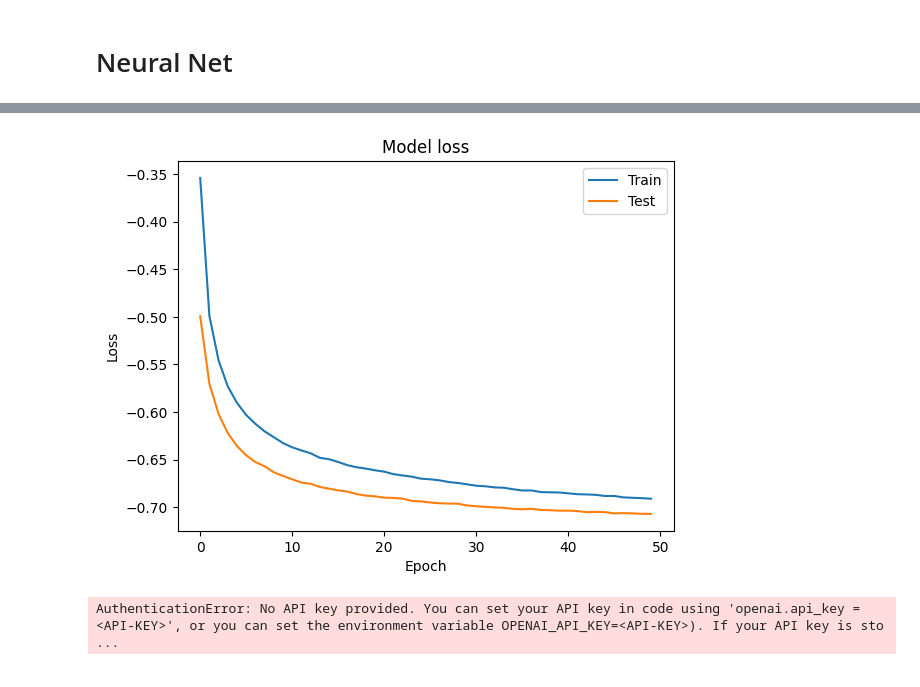
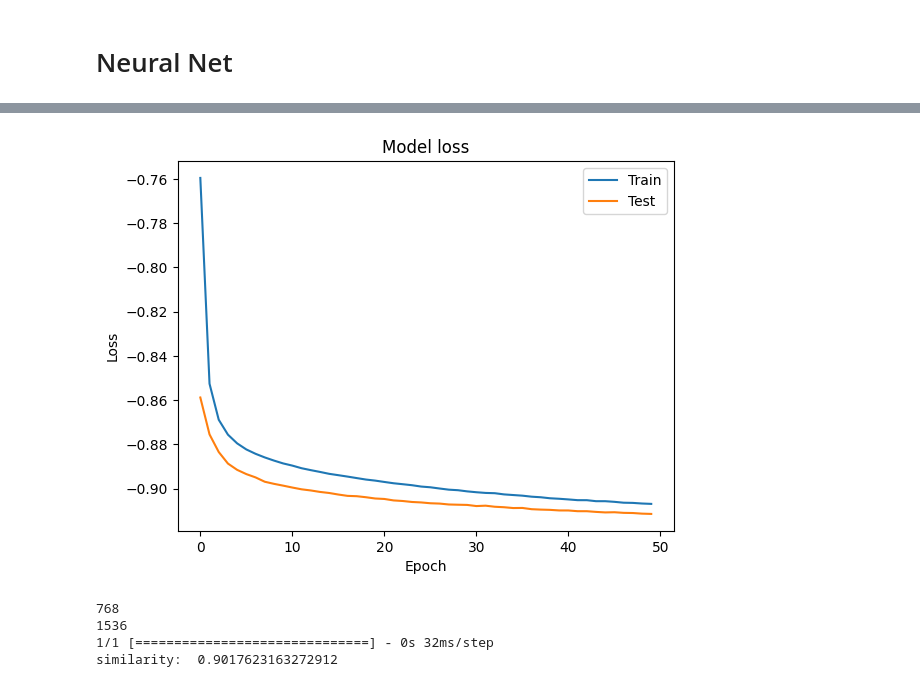
Before and after one commit to P-H-B-D/EmbeddingsTranslation, a Jupyter notebook: NNbigOA.ipynb, the cells around one changed output, grey strips where cells are left out. Saved outputs shown, nothing was run; the diff lists cells and outputs as text; code cells hidden in the pictures.

Commit message:
model updates

```diff
--- a/NNbigOA.ipynb
+++ b/NNbigOA.ipynb
@@ -16,7 +16,7 @@ def str_to_list(s):
 
 df['oa_embedding'] = df['oa_embedding'].apply(lambda x: ast.literal_eval(x))
 df['mpnet_embedding'] = df['mpnet_embedding'].apply(str_to_list)
-df.rename(columns={'oa_embedding':'train_x', 'mpnet_embedding':'train_y'}, inplace=True)
+df.rename(columns={'oa_embedding':'train_y', 'mpnet_embedding':'train_x'}, inplace=True)
 # %%
 #get train_x and train_y as numpy arrays
 train_x = np.array(df['train_x'].tolist())
@@ -34,13 +34,15 @@ train_x, test_x, train_y, test_y = train_test_split(train_x, train_y, test_size=
 # %% [markdown]
 # Neural Net
 # %%
-from keras.models import Sequential
+from keras.models import Sequential,save_model
 from keras.layers import Dense, Dropout
 from keras.optimizers import Adam
 from keras.regularizers import l2
 from keras.callbacks import EarlyStopping
 import tensorflow as tf
 import matplotlib.pyplot as plt
+import keras
+
 
 # create an instance of the Adam optimizer with a custom learning rate
 # opt = Adam(learning_rate=0.001)  # change this to your desired learning rate
@@ -55,7 +57,7 @@ model = Sequential()
 
 
 # Add an first hidden layer
-model.add(Dense(1024, activation='relu', input_shape=(1536,), kernel_regularizer=l2(0.00)))
+model.add(Dense(1024, activation='relu', input_shape=(768,), kernel_regularizer=l2(0.00)))
 
 # Add a dropout layer for regularization
 model.add(Dropout(0.5))
@@ -66,9 +68,8 @@ model.add(Dense(1024, activation='relu', kernel_regularizer=l2(0.00)))
 # Add a dropout layer for regularization
 model.add(Dropout(0.5))
 
-
 # Add an output layer
-model.add(Dense(768, activation='linear'))
+model.add(Dense(1536, activation='linear'))
 
 # compile model
 model.compile(loss=cosine_similarity_loss, optimizer=tf.keras.optimizers.legacy.Adam(learning_rate=0.001))
@@ -79,6 +80,12 @@ es = EarlyStopping(monitor='val_loss', mode='min', verbose=1, patience=50)
 # fit the model to the training data
 history = model.fit(train_x, train_y, validation_data=(test_x, test_y), epochs=50, batch_size=50, callbacks=[es])
 
+# Register the custom loss function
+keras.utils.get_custom_objects()['cosine_similarity_loss'] = cosine_similarity_loss
+
+# Save the entire model to a file
+save_model(model, 'bigOAultralite.h5')
+
 # plot the training loss
 plt.plot(history.history['loss'])
 # plot the validation loss
@@ -109,4 +116,4 @@ Epoch 50/50
-[figure, old version]
+[figure, new version]
 # %%
 from sentence_transformers import SentenceTransformer
 import numpy as np
@@ -115,9 +122,10 @@ import os
 
 mpnet_model = SentenceTransformer('sentence-transformers/all-mpnet-base-v2')
 
-encoding_target = ["The recent partnership with a leading industry player has not only provided a significant capital injection but also opened doors to new markets, fueling positive sentiment and attracting potential investors."]
+encoding_target = ["The majestic mountain peak was kissed by the golden rays of the rising sun. The tranquil lake below mirrored the breathtaking beauty above."]
 
 mpnet_encoded_data = [mpnet_model.encode(x) for x in encoding_target]
+
 
 
 #open and read file openaikey.txt
@@ -126,11 +134,15 @@ openai_key = file.read()
 file.close()
 openai.api_key=openai_key
 
-response = openai.Embedding.create(
-    input="Your text string goes here",
-    model="text-embedding-ada-002"
-)
-openai_encoded_data = response['data'][0]['embedding']
+openai_encoded_data=[]
+for i in range(len(encoding_target)):
+    response = openai.Embedding.create(
+        input=encoding_target[i],
+        model="text-embedding-ada-002"
+    )
+    emb = response['data'][0]['embedding']
+    openai_encoded_data.append(emb)
+
 
 #input: openai encoded (big).
 #output: openai encoded (small).
@@ -141,22 +153,25 @@ openai_encoded_data = response['data'][0]['embedding']
 print(len(mpnet_encoded_data[0]))
 print(len(openai_encoded_data[0]))
 
-#convert sbert_encoded_data to numpy array
-sbert_encoded_array = np.array(sbert_encoded_data[0])
-# print(mpnet_encoded_array.shape)
+# #convert sbert_encoded_data to numpy array
+mpnet_encoded_array = np.array(mpnet_encoded_data[0])
+# # print(mpnet_encoded_array.shape)
 
-sbert_reshaped = sbert_encoded_array.reshape(1, 384)
+mpnet_reshaped = mpnet_encoded_array.reshape(1, 768)
 
 
-predictions = model.predict(sbert_reshaped)
+predictions = model.predict(mpnet_reshaped)
 
-vec1=np.array(mpnet_encoded_data[0])
+vec1=np.array(openai_encoded_data[0])
 vec2=np.array(predictions[0])
 
 #cosine similarity between sbert and pseudo sbert
 similarity = np.dot(vec1, vec2) / (np.linalg.norm(vec1) * np.linalg.norm(vec2))
 print("similarity: ", similarity)
 # %% [output]
-AuthenticationError: No API key provided. You can set your API key in code using 'openai.api_key = <API-KEY>', or you can set the environment variable OPENAI_API_KEY=<API-KEY>). If your API key is sto ...
+768
+1536
+1/1 [==============================] - 0s 32ms/step
+similarity:  0.9017623163272912
 # %%
 #eval data:
```
Also changed, not shown: parts of 2 cells of this notebook, 6 other files.
